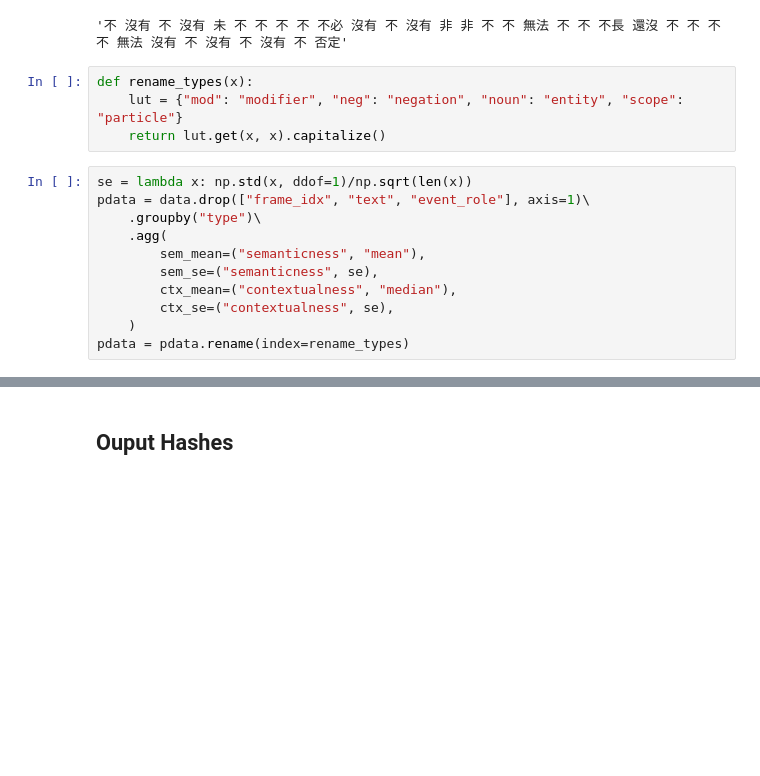
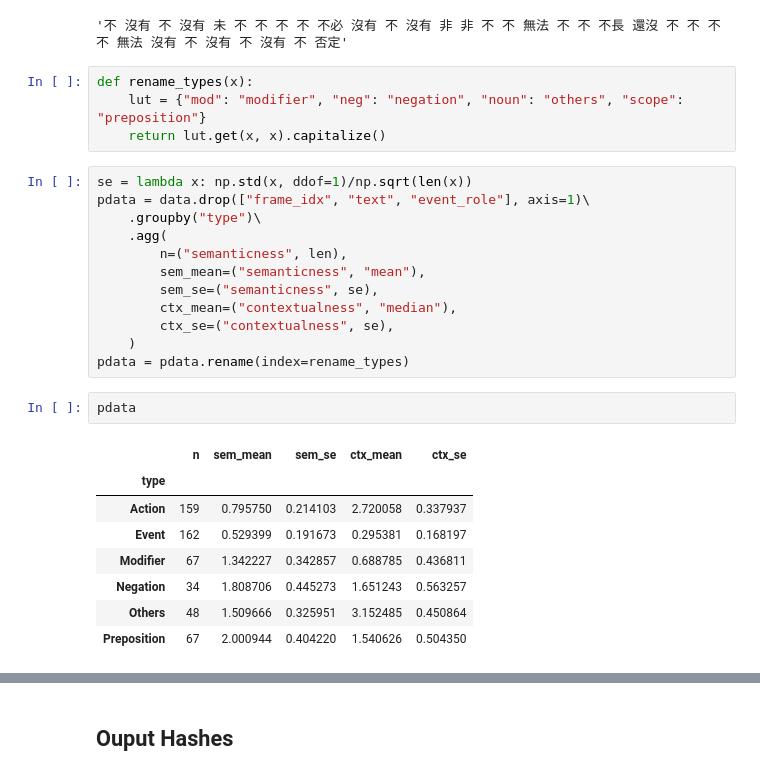
Before and after one commit to seantyh/vec4gloss, a Jupyter notebook: etc/90.12-paper-figure-annot.ipynb, the cells around one changed output, grey strips where cells are left out. Saved outputs shown, nothing was run; the diff lists cells and outputs as text; blank space fills up the shorter version.

```diff
--- a/etc/90.12-paper-figure-annot.ipynb
+++ b/etc/90.12-paper-figure-annot.ipynb
@@ -58,19 +69,31 @@ list_type_text("neg")
 '不 沒有 不 沒有 未 不 不 不 不 不必 沒有 不 沒有 非 非 不 不 無法 不 不 不長 還沒 不 不 不 不 無法 沒有 不 沒有 不 沒有 不 否定'
 # %%
 def rename_types(x):
-    lut = {"mod": "modifier", "neg": "negation", "noun": "entity", "scope": "particle"}
+    lut = {"mod": "modifier", "neg": "negation", "noun": "others", "scope": "preposition"}
     return lut.get(x, x).capitalize()
 # %%
 se = lambda x: np.std(x, ddof=1)/np.sqrt(len(x))
 pdata = data.drop(["frame_idx", "text", "event_role"], axis=1)\
     .groupby("type")\
     .agg(
+        n=("semanticness", len),
         sem_mean=("semanticness", "mean"),
         sem_se=("semanticness", se),
         ctx_mean=("contextualness", "median"),
         ctx_se=("contextualness", se),
     )
 pdata = pdata.rename(index=rename_types)
+# %%
+pdata
+# %% [output]
+|  | n | sem_mean | sem_se | ctx_mean | ctx_se |
+| type |  |  |  |  |  |
+| Action | 159 | 0.795750 | 0.214103 | 2.720058 | 0.337937 |
+| Event | 162 | 0.529399 | 0.191673 | 0.295381 | 0.168197 |
+| Modifier | 67 | 1.342227 | 0.342857 | 0.688785 | 0.436811 |
+| Negation | 34 | 1.808706 | 0.445273 | 1.651243 | 0.563257 |
+| Others | 48 | 1.509666 | 0.325951 | 3.152485 | 0.450864 |
+| Preposition | 67 | 2.000944 | 0.404220 | 1.540626 | 0.504350 |
 # %%
 cmap = cm.get_cmap("tab20")
 fig = plt.figure(figsize=(8,6), dpi=200)
```
Also changed, not shown: parts of 6 cells of this notebook, 5 other files.
